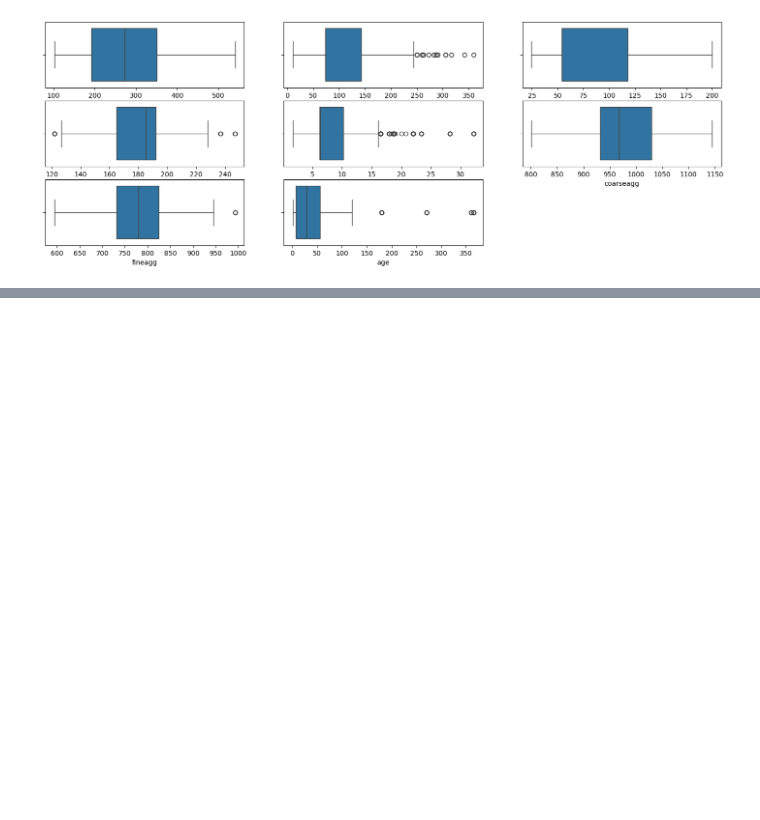
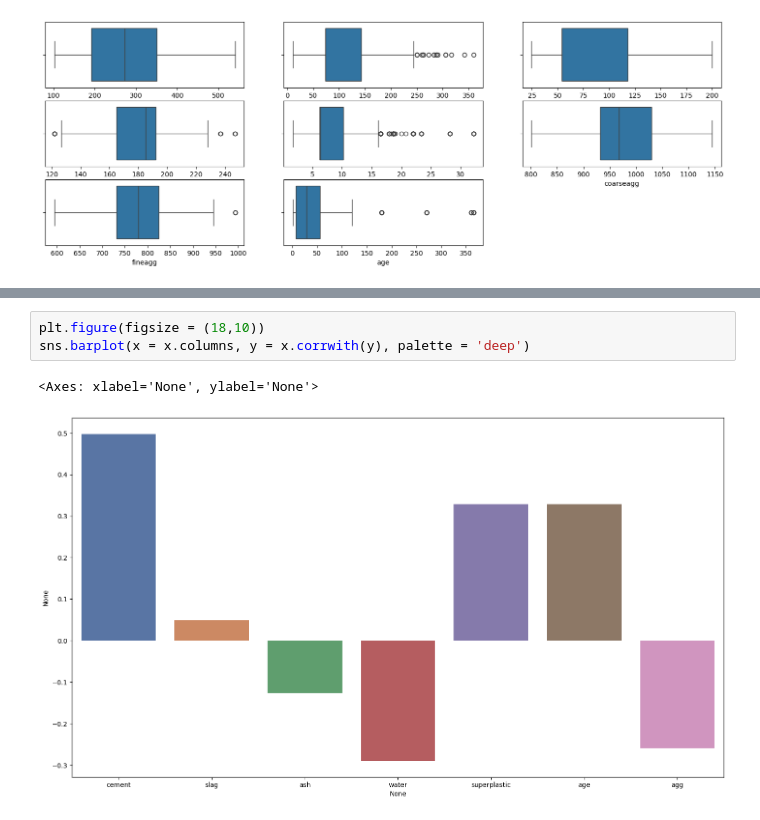
Before and after one commit to ayushipradhan30/AIML-mini-projects, a Jupyter notebook: Featurization,_Model_Selection_&_Tuning.ipynb, the cells around one changed output, grey strips where cells are left out. Drawn from its saved outputs; the diff is of its cells as text; blank space fills up the shorter version.

```diff
--- a/Featurization,_Model_Selection_&_Tuning.ipynb
+++ b/Featurization,_Model_Selection_&_Tuning.ipynb
@@ -174,0 +254,6 @@ for i in df.drop(columns = 'strength').columns:
+# %%
+plt.figure(figsize = (18,10))
+sns.barplot(x = x.columns, y = x.corrwith(y), palette = 'deep')
+# %% [output]
+<Axes: xlabel='None', ylabel='None'>
+[figure, added]
```
Also changed, not shown: parts of 8 cells of this notebook.
